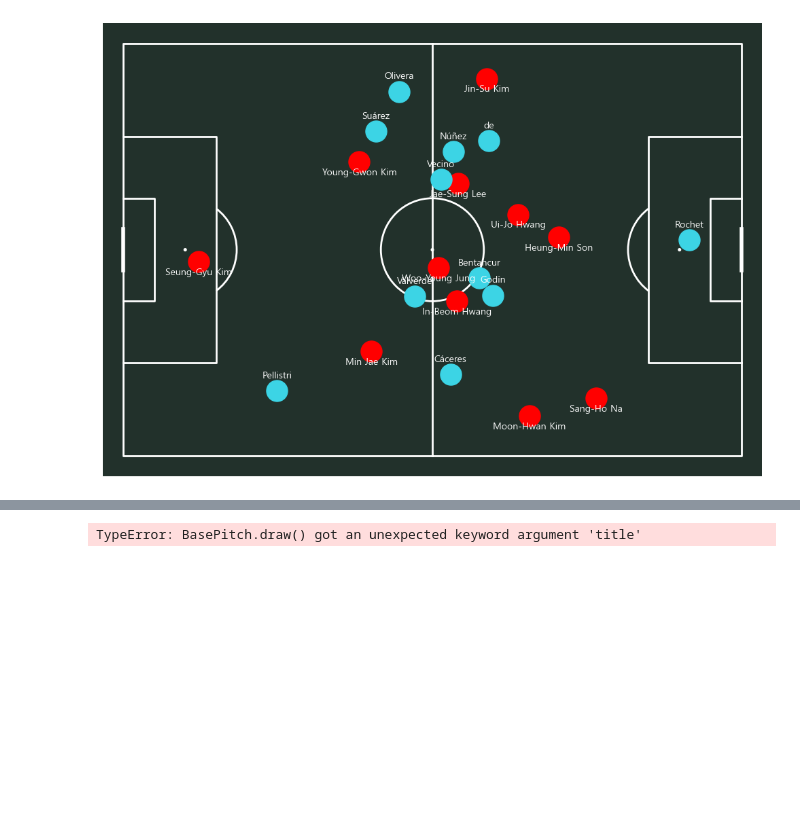
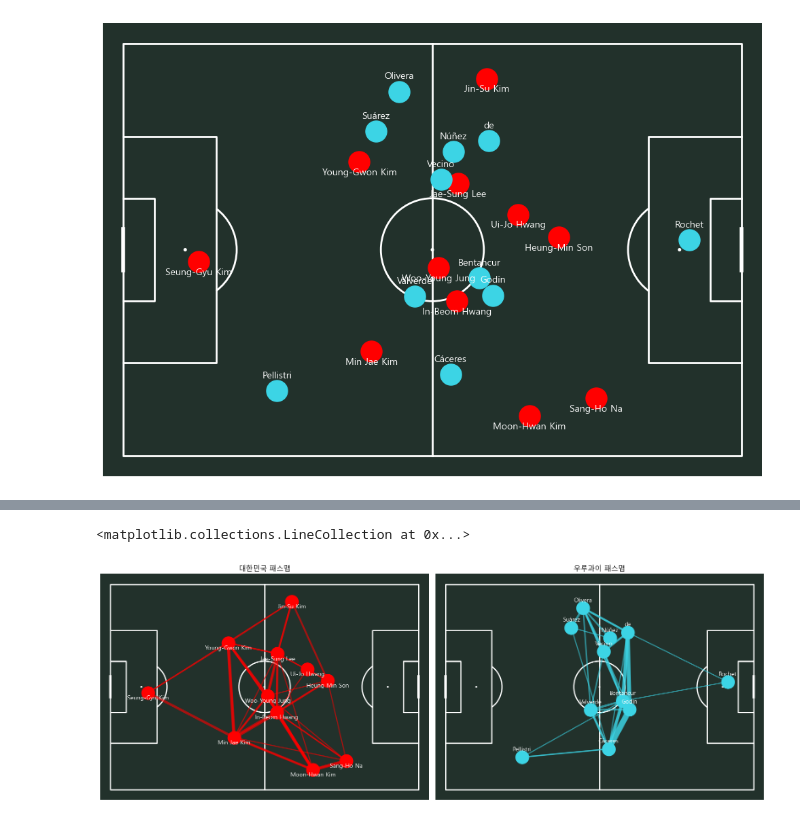
Before and after one commit to 0jyyyyy/Soccer_Lens, a Jupyter notebook: Tactics_lab/World_cup/2022/korea_uruguay.ipynb, the cells around one changed output, grey strips where cells are left out. Drawn from its saved outputs; the diff is of its cells as text; code cells hidden in the pictures; blank space fills up the shorter version.

```diff
--- a/Tactics_lab/World_cup/2022/korea_uruguay.ipynb
+++ b/Tactics_lab/World_cup/2022/korea_uruguay.ipynb
@@ -238,9 +238,9 @@ ax2.set_title('우루과이 패스맵')
 # 선수들간의 패스 횟수
 kor_passes_between = kor_passes.groupby(['player_name', 'pass_recipient_name']).size().reset_index(name='pass_count')
 ur_passes_between = ur_passes.groupby(['player_name', 'pass_recipient_name']).size().reset_index(name='pass_count')
-# 패스 횟수를 1 ~ 2회 정도로 하면 선이 너무 많아져서 지저분해질수 있기때문에 4회 정도로 설정
-kor_passes_between = kor_passes_between[kor_passes_between['pass_count'] > 3]
-ur_passes_between = ur_passes_between[ur_passes_between['pass_count'] > 3]
+# 패스 횟수를 1 ~ 2회 정도로 하면 선이 너무 많아져서 지저분해질수 있기때문에 3회 정도로 설정
+kor_passes_between = kor_passes_between[kor_passes_between['pass_count'] > 2]
+ur_passes_between = ur_passes_between[ur_passes_between['pass_count'] > 2]
 # 패스 횟수 표에 선수들의 평균 좌표(x,y) 합치기
 # 1. 패스 보낸 사람(player_name)의 평균 x,y 좌표 붙이기
 kor_passes_between = kor_passes_between.merge(kor_player_coords, on='player_name')
@@ -275,32 +275,32 @@ pitch.lines(
     alpha=0.6,                                                  # 선 투명도
     ax=ax1
 
 )
 
 # 1. 우루과이 (하늘색 점 찍기)
 pitch.scatter(
     120-ur_player_coords['x'],
     ur_player_coords['y'],
     s=500,
     color='#3cd4e5',
     ax=ax2
 )
 # 2. 우루과이 선수 이름 표시
 for idx, row in ur_player_coords.iterrows():
     pitch.annotate(
         text=row['player_name'].split()[-2],
         xy=(120-row['x'], row['y'] - 2.5),
         c='white', ha='center', ax= ax2
 )
 # 3. 우루과이 패스 연결선
 pitch.lines(
     120-(ur_passes_between['x']), ur_passes_between['y'], #오른쪽에 나타내기위해선 120에서 빼줘야한다.
     120-(ur_passes_between['x_end']), ur_passes_between['y_end'],
     linewidth=ur_passes_between['pass_count'] * 0.6,
     color='#3cd4e5',
     alpha=0.6,
     ax=ax2
-
 )
 # %% [output]
-TypeError: BasePitch.draw() got an unexpected keyword argument 'title'
+<matplotlib.collections.LineCollection at 0x...>
+[figure, added]
```
Also changed, not shown: parts of 4 cells of this notebook.
